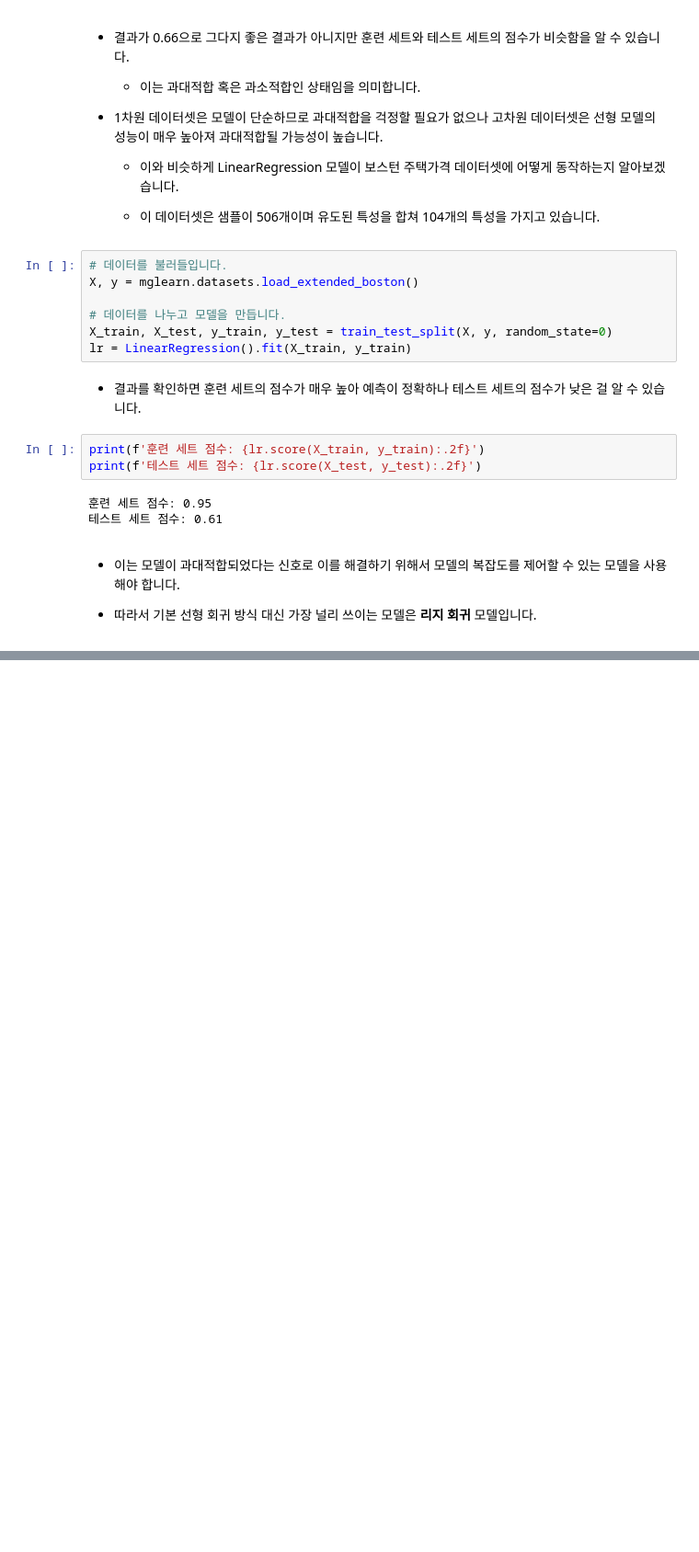
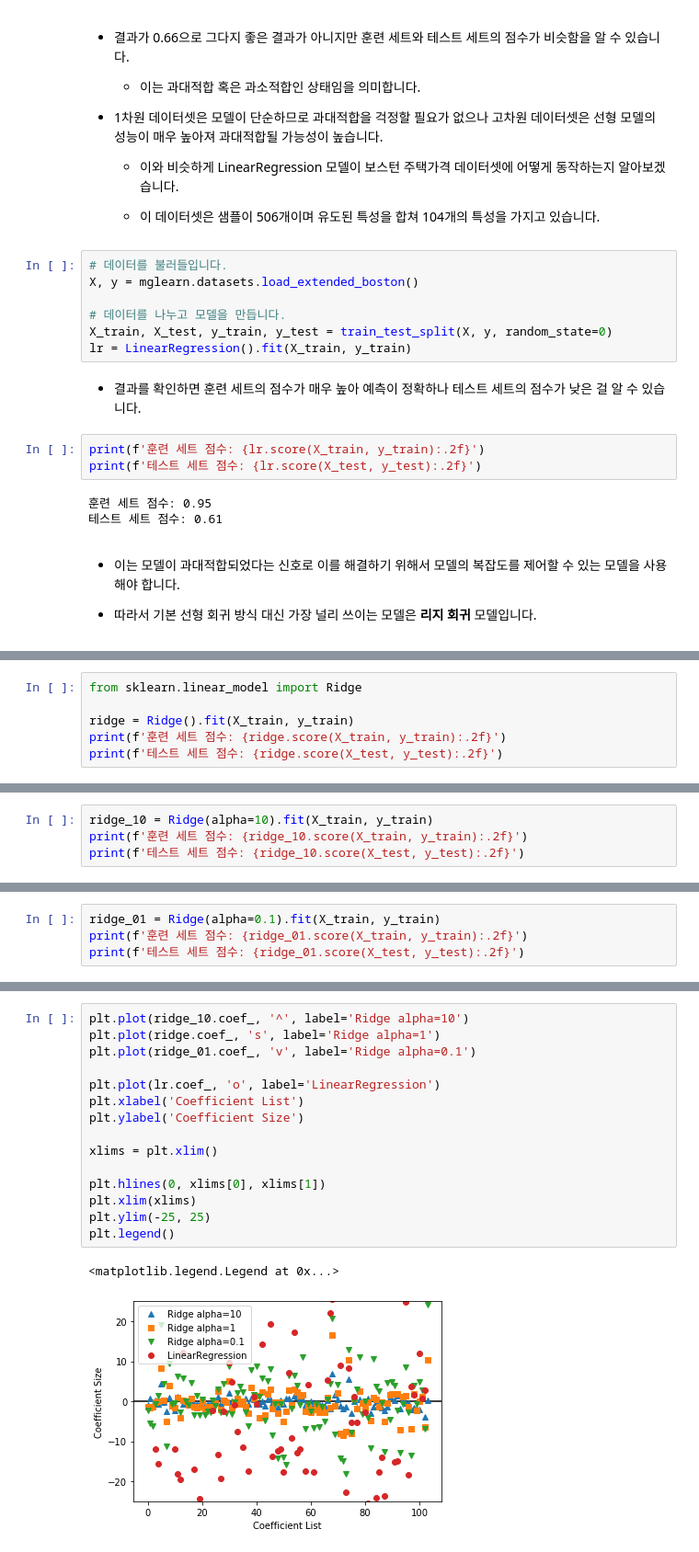
Before and after one commit to myeonghan-nim/introduction-to-marchine-learning-with-python, a Jupyter notebook: chapter02. Supervised Learning.ipynb, the cells around one changed output, grey strips where cells are left out. Shown: that part at 92% size. Cells and saved outputs as stored; diff of their text form; blank space fills up the shorter version.

```diff
--- a/chapter02. Supervised Learning.ipynb
+++ b/chapter02. Supervised Learning.ipynb
@@ -603,0 +618,6 @@ print(f'테스트 세트 점수: {lr.score(X_test, y_test):.2f}')
+# %%
+from sklearn.linear_model import Ridge
+
+ridge = Ridge().fit(X_train, y_train)
+print(f'훈련 세트 점수: {ridge.score(X_train, y_train):.2f}')
+print(f'테스트 세트 점수: {ridge.score(X_test, y_test):.2f}')
@@ -603,0 +643,4 @@ print(f'테스트 세트 점수: {lr.score(X_test, y_test):.2f}')
+# %%
+ridge_10 = Ridge(alpha=10).fit(X_train, y_train)
+print(f'훈련 세트 점수: {ridge_10.score(X_train, y_train):.2f}')
+print(f'테스트 세트 점수: {ridge_10.score(X_test, y_test):.2f}')
@@ -603,0 +652,4 @@ print(f'테스트 세트 점수: {lr.score(X_test, y_test):.2f}')
+# %%
+ridge_01 = Ridge(alpha=0.1).fit(X_train, y_train)
+print(f'훈련 세트 점수: {ridge_01.score(X_train, y_train):.2f}')
+print(f'테스트 세트 점수: {ridge_01.score(X_test, y_test):.2f}')
@@ -603,0 +667,18 @@ print(f'테스트 세트 점수: {lr.score(X_test, y_test):.2f}')
+# %%
+plt.plot(ridge_10.coef_, '^', label='Ridge alpha=10')
+plt.plot(ridge.coef_, 's', label='Ridge alpha=1')
+plt.plot(ridge_01.coef_, 'v', label='Ridge alpha=0.1')
+
+plt.plot(lr.coef_, 'o', label='LinearRegression')
+plt.xlabel('Coefficient List')
+plt.ylabel('Coefficient Size')
+
+xlims = plt.xlim()
+
+plt.hlines(0, xlims[0], xlims[1])
+plt.xlim(xlims)
+plt.ylim(-25, 25)
+plt.legend()
+# %% [output]
+<matplotlib.legend.Legend at 0x...>
+[figure, added]
```
Also changed, not shown: parts of 10 cells of this notebook.
